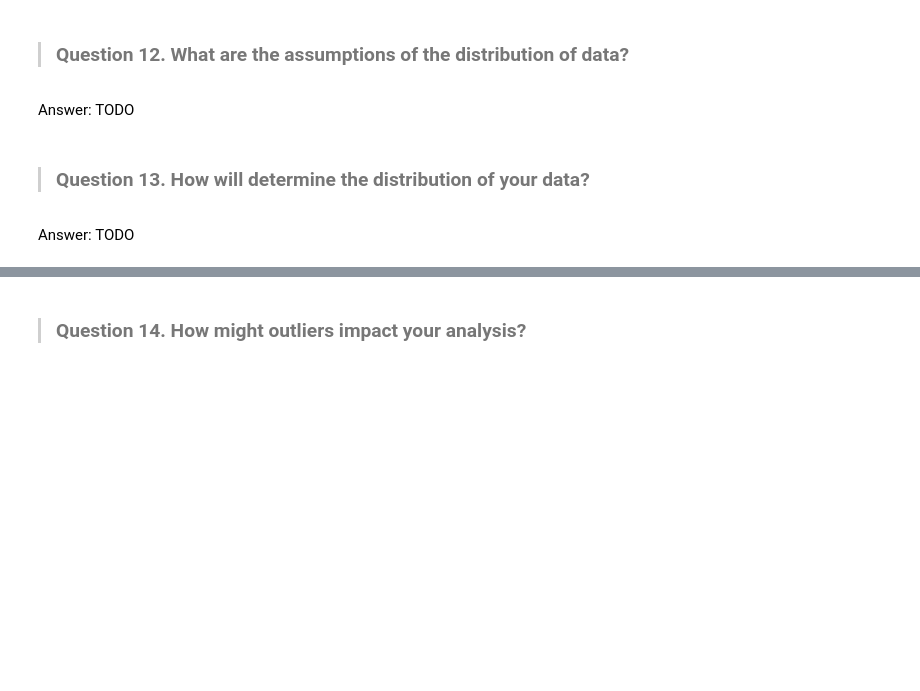
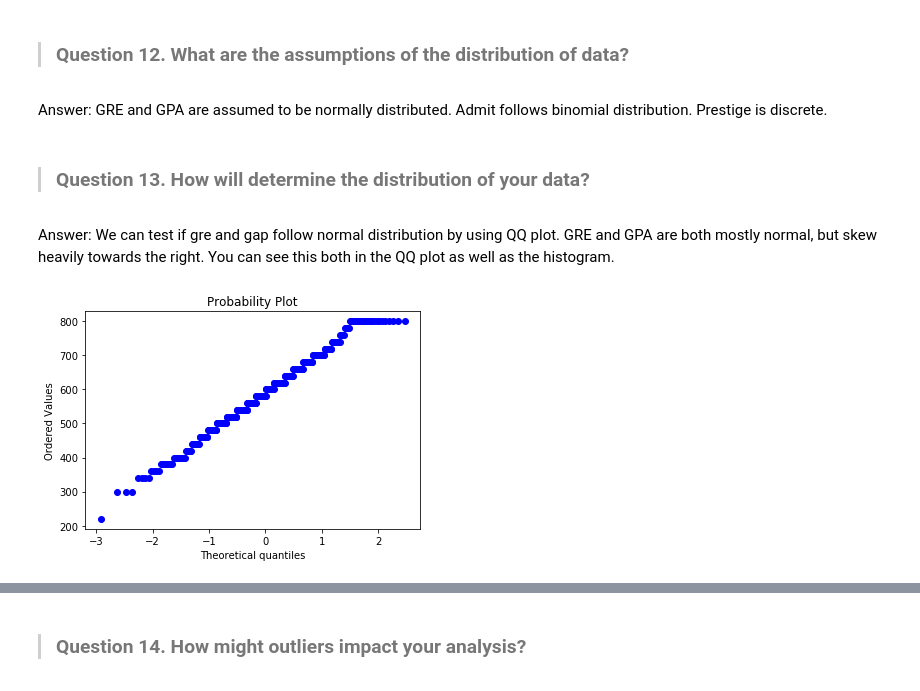
Before and after one commit to jmiller1977/DS-SF-36, a Jupyter notebook: unit-project/1/notebooks/unit-project-1-jessica.ipynb, the cells around one changed output, grey strips where cells are left out. Saved outputs shown, nothing was run; the diff lists cells and outputs as text; code cells hidden in the pictures; blank space fills up the shorter version.

```diff
--- a/unit-project/1/notebooks/unit-project-1-jessica.ipynb
+++ b/unit-project/1/notebooks/unit-project-1-jessica.ipynb
@@ -81,8 +103,16 @@ Answer: TODO
 # %% [markdown]
 > ### Question 12.  What are the assumptions of the distribution of data?
-# %% [markdown]
-Answer: TODO
+# %% [markdown]
+Answer: GRE and GPA are assumed to be normally distributed.  Admit follows binomial distribution.  Prestige is discrete.
 # %% [markdown]
 > ### Question 13.  How will determine the distribution of your data?
-# %% [markdown]
-Answer: TODO
+# %% [markdown]
+Answer: We can test if gre and gap follow normal distribution by using QQ plot.  GRE and GPA are both mostly normal, but skew heavily towards the right.  You can see this both in the QQ plot as well as the histogram.
+# %%
+import scipy.stats as stats
+import pylab
+
+stats.probplot(df.gre, dist="norm",plot=pylab)
+pylab.show()
+# %% [output]
+[figure, added]
```
Also changed, not shown: parts of 41 cells of this notebook.
